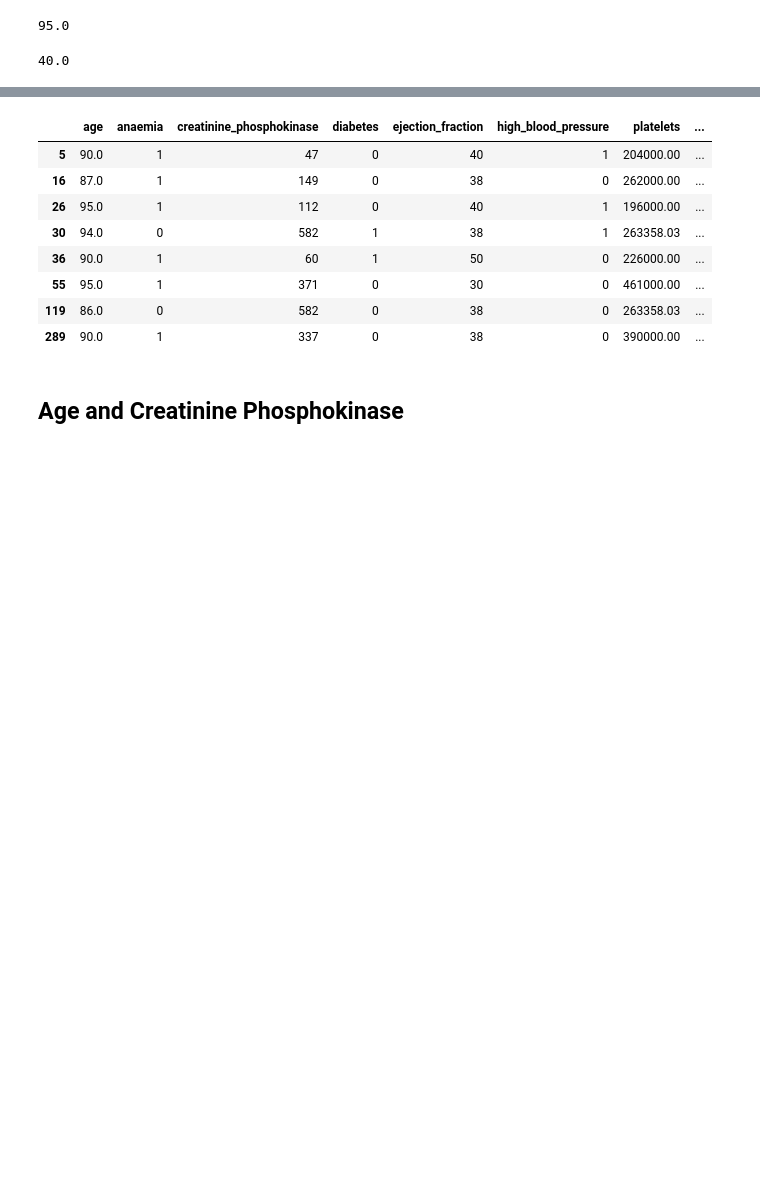
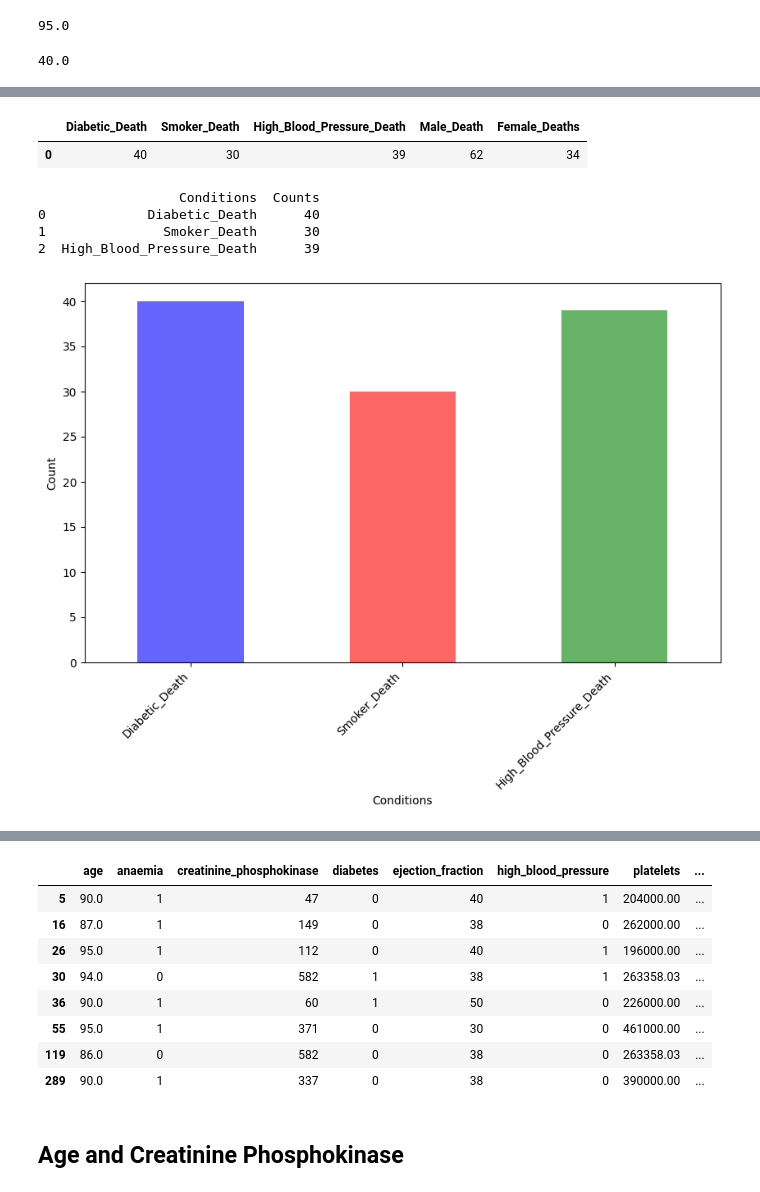
Before and after one commit to data-analyst05/MortalityPrediction_HeartFailure, a Jupyter notebook: index.ipynb, the cells around one changed output, grey strips where cells are left out. Cells and saved outputs as stored; diff of their text form; code cells hidden in the pictures; blank space fills up the shorter version.

```diff
--- a/index.ipynb
+++ b/index.ipynb
@@ -205,0 +251,48 @@ plt.show()
+# %%
+# Calculating total number of death events for each desease
+
+diabetic_death = ((df_cleaned["death_event"] == 1) & (df_cleaned["diabetes"] == 1)).sum()
+smoker_death = ((df_cleaned["death_event"] == 1) & (df_cleaned["smoking"] == 1)).sum()
+high_blood_pressure_death = ((df_cleaned["death_event"] == 1) & (df_cleaned["high_blood_pressure"] == 1)).sum()
+male_death = ((df_cleaned["death_event"] == 1) & (df_cleaned["sex"] == 1)).sum()
+female_deaths = ((df_cleaned["death_event"] == 1) & (df_cleaned["sex"] == 0)).sum()
+
+death_counts_df = pd.DataFrame({
+    'Diabetic_Death': [diabetic_death],
+    'Smoker_Death': [smoker_death],
+    'High_Blood_Pressure_Death': [high_blood_pressure_death],
+    'Male_Death': [male_death],
+    'Female_Deaths': [female_deaths]
+})
+
+# Display the resulting DataFrame
+death_counts_df
+# %% [output]
+|  | Diabetic_Death | Smoker_Death | High_Blood_Pressure_Death | Male_Death | Female_Deaths |
+| 0 | 40 | 30 | 39 | 62 | 34 |
+# %%
+# Ploting bar chart for death_counts_df
+
+counts_data = {
+    'Conditions': ["Diabetic_Death", "Smoker_Death", "High_Blood_Pressure_Death"],
+    'Counts': [40, 30, 39]
+}
+
+# Create a DataFrame
+death_counts_df = pd.DataFrame(counts_data)
+
+# Display the resulting DataFrame
+print(death_counts_df)
+
+# Plotting the bar chart
+death_counts_df.plot(x='Conditions', y='Counts', kind='bar', legend=False, figsize=(10, 6),color=['blue', 'red', 'green', 'blue', 'purple'], alpha = 0.60)
+plt.xlabel('Conditions')
+plt.ylabel('Count')
+plt.xticks(rotation= 45, ha='right')
+plt.show()
+# %% [output]
+                  Conditions  Counts
+0             Diabetic_Death      40
+1               Smoker_Death      30
+2  High_Blood_Pressure_Death      39
+[figure, added]
```
Also changed, not shown: parts of 21 cells of this notebook, 1 other file.
